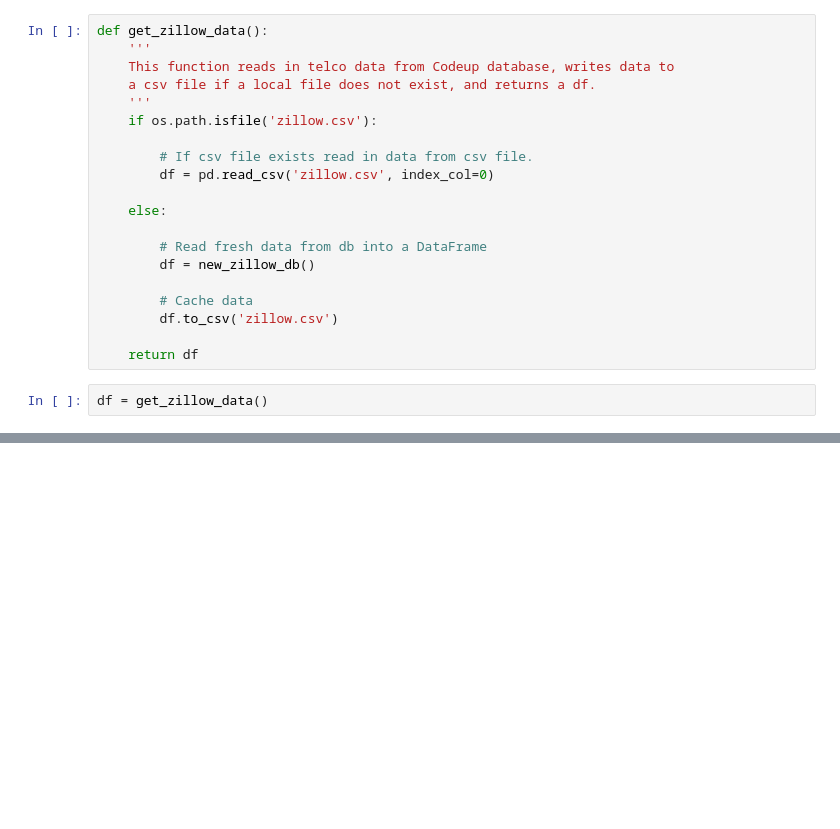
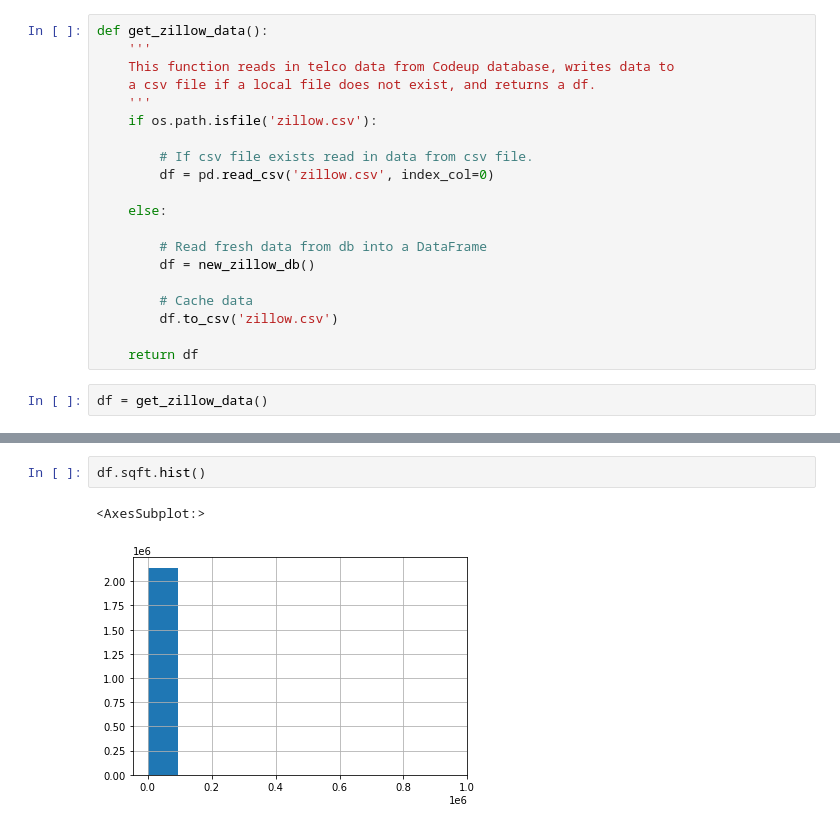
Before and after one commit to dashbringhurst/regression-exercises, a Jupyter notebook: wrangle.ipynb, the cells around one changed output, grey strips where cells are left out. Cells and saved outputs as stored; diff of their text form; blank space fills up the shorter version.

```diff
--- a/wrangle.ipynb
+++ b/wrangle.ipynb
@@ -123,0 +136,5 @@ df = wrangle_zillow()
+# %%
+df.sqft.hist()
+# %% [output]
+<AxesSubplot:>
+[figure, added]
```
Also changed, not shown: parts of 33 cells of this notebook.
